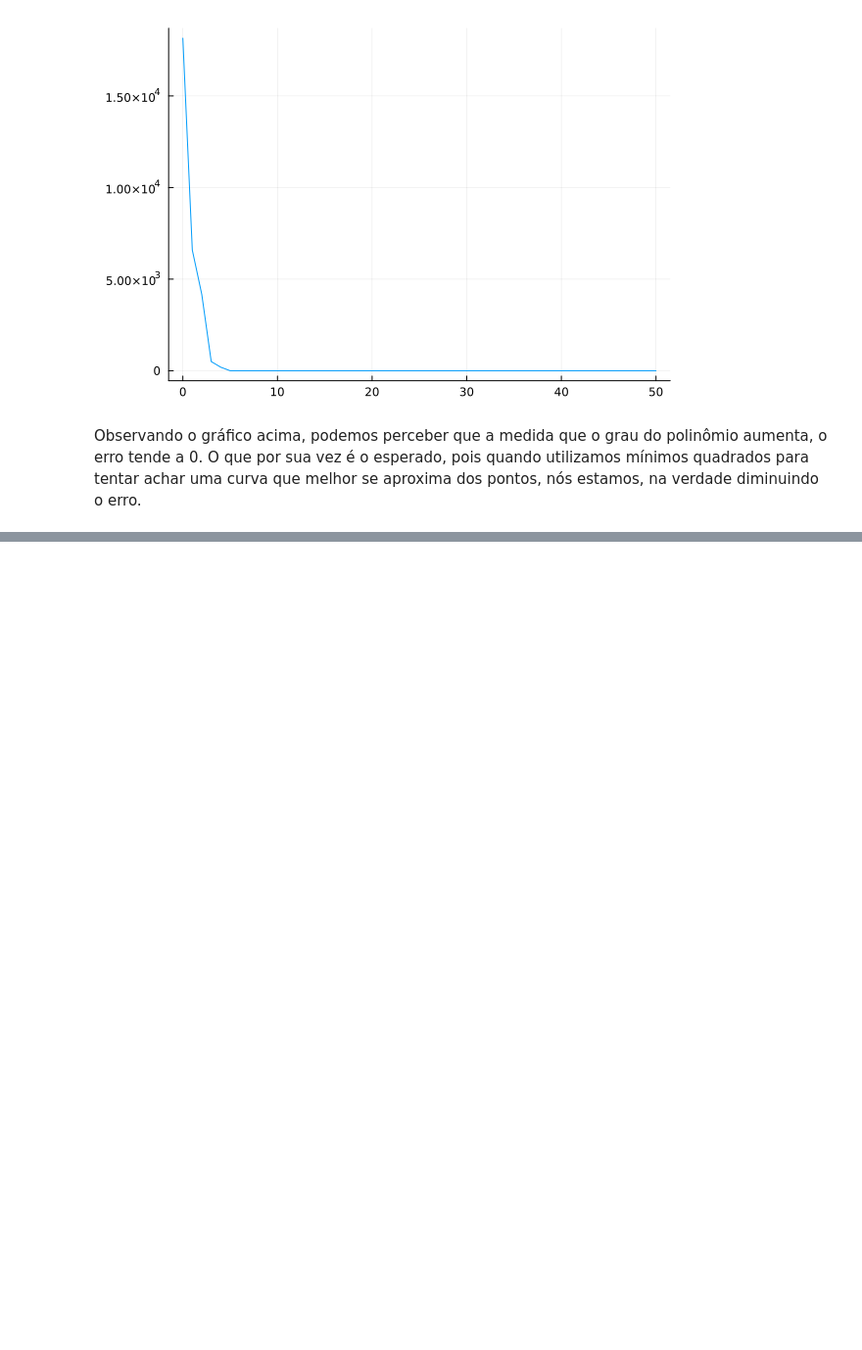
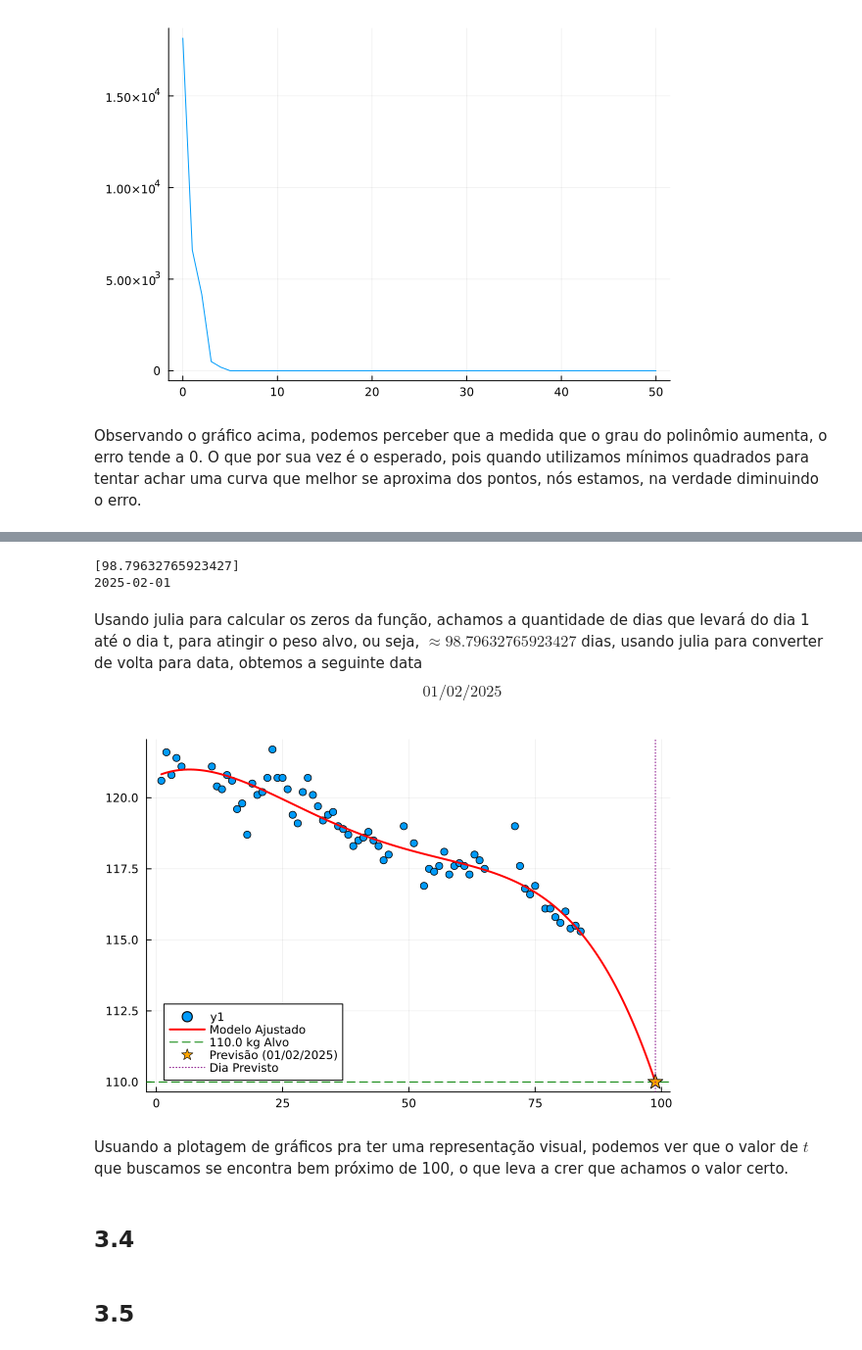
Before and after one commit to DaviMattos14/obsidian_notebook, a Jupyter notebook: Computação Científica e Análise de Dados/Exercícios/MQ_julia.ipynb, the cells around one changed output, grey strips where cells are left out. Shown at 98% size. Saved outputs shown, nothing was run; the diff lists cells and outputs as text; code cells hidden in the pictures; blank space fills up the shorter version.

```diff
--- a/Computação Científica e Análise de Dados/Exercícios/MQ_julia.ipynb
+++ b/Computação Científica e Análise de Dados/Exercícios/MQ_julia.ipynb
@@ -205,0 +421,72 @@ Observando o gráfico acima, podemos perceber que a medida que o grau do polinô
+# %%
+using Roots
+
+peso_alvo_kg = 110.0
+funcao_objetivo(t) = modelo(t) - peso_alvo_kg
+
+dia_inicial_busca_raiz = maximum(dias)
+dia_final_busca_raiz = maximum(dias) + 365
+
+raizes_t = find_zeros(funcao_objetivo, dia_inicial_busca_raiz, dia_final_busca_raiz)
+
+println(raizes_t)
+
+
+previsao = minimum(filter(t -> t >= dia_inicial_busca_raiz, raizes_t))
+dias_para_adicionar = floor(Int, previsao)
+data_prevista = data_dias[1] .+ Day(dias_para_adicionar)
+
+println(data_prevista)
+# %% [output]
+[98.79632765923427]
+2025-02-01
+# %% [markdown]
+Usando julia para calcular os zeros da função, achamos a quantidade de dias que levará do dia 1 até o dia t, para atingir o peso alvo, ou seja, $\approx 98.79632765923427$ dias, usando julia para converter de volta para data, obtemos a seguinte data $$ 01/02/2025$$
+# %%
+
+plot_pesagem = scatter(
+    dias,
+    pesos,
+    legend=:bottomleft
+)
+
+max_dia_plot = max(maximum(dias), maximum(previsao))
+
+dias_para_curva_modelo = range(minimum(dias), stop=max_dia_plot, length=200)
+
+plot!(plot_pesagem, # Adiciona ao plot existente
+    dias_para_curva_modelo,
+    modelo.(dias_para_curva_modelo), # Aplica a função modelo a cada dia
+    label="Modelo Ajustado",
+    linewidth=2,
+    color=:red
+)
+
+hline!(plot_pesagem,
+    [peso_alvo_kg],
+    label="$(peso_alvo_kg) kg Alvo",
+    linestyle=:dash,
+    color=:green
+)
+
+scatter!(plot_pesagem,
+    [previsao],
+    [peso_alvo_kg],
+    label="Previsão ($(Dates.format(data_prevista, "dd/mm/yyyy")))",
+    markersize=8,
+    marker=:star5,
+    color=:orange
+)
+vline!(plot_pesagem,
+    [previsao],
+    label="Dia Previsto",
+    linestyle=:dot,
+    color=:purple)
+# %% [output]
+[figure, added]
+# %% [markdown]
+Usuando a plotagem de gráficos pra ter uma representação visual, podemos ver que o valor de $t$ que buscamos se encontra bem próximo de 100, o que leva a crer que achamos o valor certo.
+# %% [markdown]
+## 3.4
+# %% [markdown]
+## 3.5
```
Also changed, not shown: parts of 15 cells of this notebook, 4 other files.
